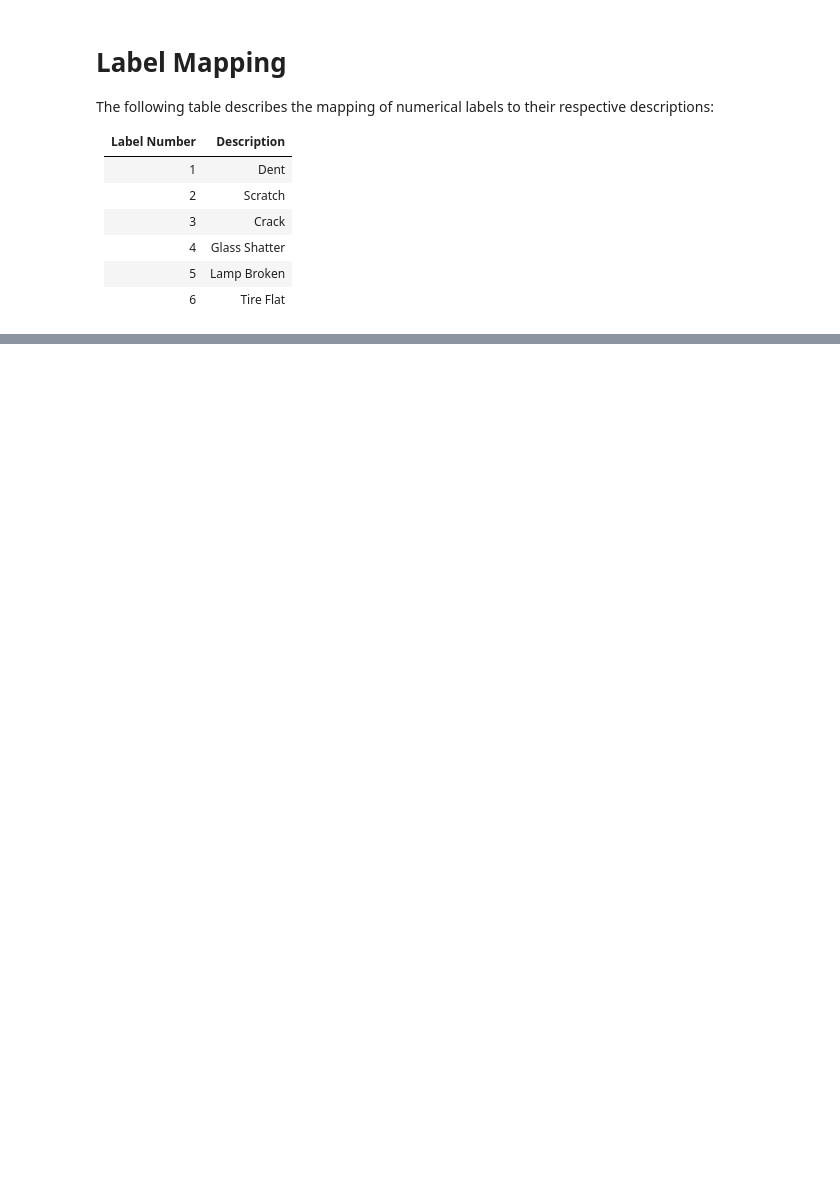
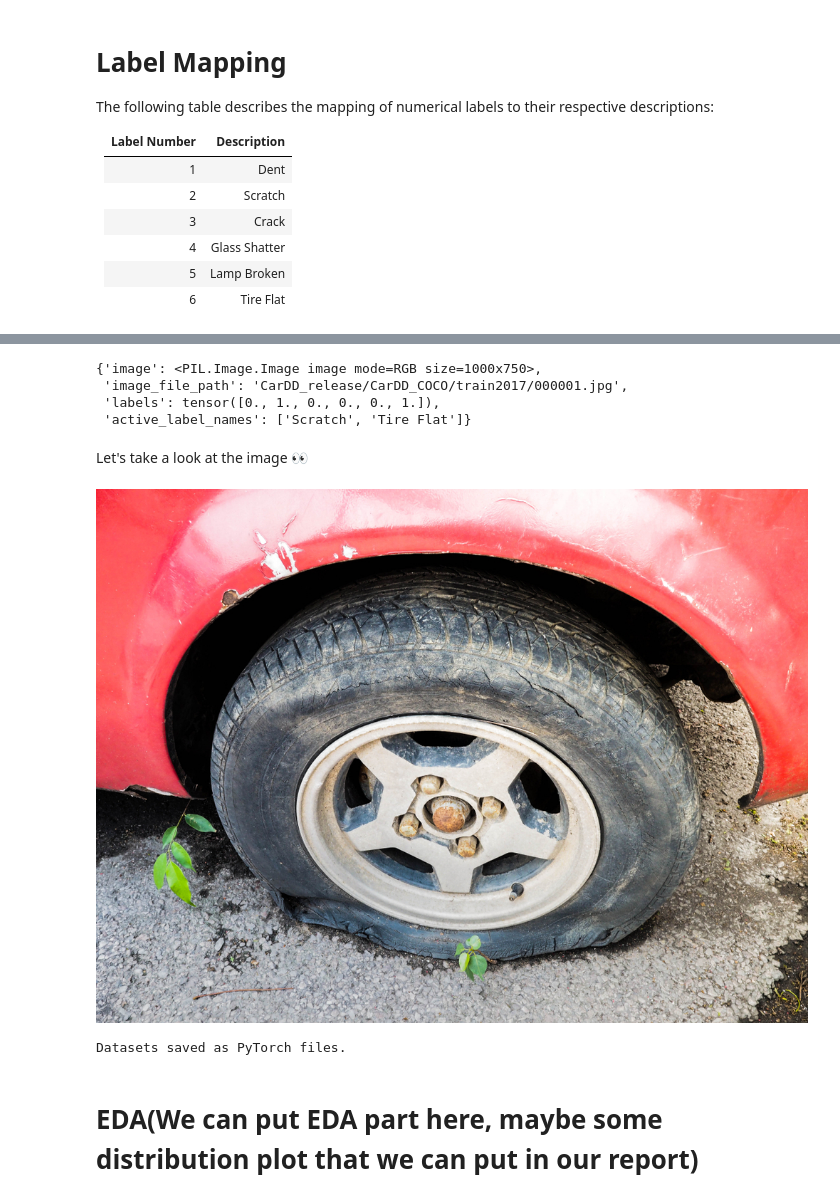
Before and after one commit to rogerhsiehh/ADA-Project, a Jupyter notebook: data_prep.ipynb, the cells around one changed output, grey strips where cells are left out. Saved outputs shown, nothing was run; the diff lists cells and outputs as text; code cells hidden in the pictures; blank space fills up the shorter version.

```diff
--- a/data_prep.ipynb
+++ b/data_prep.ipynb
@@ -156,3 +207,13 @@ The following table describes the mapping of numerical labels to their respectiv
 | 4            | Glass Shatter     |
 | 5            | Lamp Broken       |
 | 6            | Tire Flat         |
+# %%
+# Class label mapping based on your image
+class_label_mapping = {
+    1: "Dent",
+    2: "Scratch",
+    3: "Crack",
+    4: "Glass Shatter",
+    5: "Lamp Broken",
+    6: "Tire Flat"
+}
@@ -158,0 +222,14 @@ The following table describes the mapping of numerical labels to their respectiv
+# %%
+# Define file paths for all splits
+train_csv_file = "multi_label_vectors_train.csv"
+val_csv_file = "multi_label_vectors_val.csv"
+test_csv_file = "multi_label_vectors_test.csv"
+
+train_image_dir = "CarDD_release/CarDD_COCO/train2017"
+val_image_dir = "CarDD_release/CarDD_COCO/val2017"
+test_image_dir = "CarDD_release/CarDD_COCO/test2017"
+
+# Initialize the dataset for each split
+train_dataset = CarDDDataset(train_csv_file, train_image_dir, class_label_mapping)
+val_dataset = CarDDDataset(val_csv_file, val_image_dir, class_label_mapping)
+test_dataset = CarDDDataset(test_csv_file, test_image_dir, class_label_mapping)
@@ -158,0 +244,27 @@ The following table describes the mapping of numerical labels to their respectiv
+# %%
+ex0 = train_dataset[0]
+ex0
+# %% [output]
+{'image': <PIL.Image.Image image mode=RGB size=1000x750>,
+ 'image_file_path': 'CarDD_release/CarDD_COCO/train2017/000001.jpg',
+ 'labels': tensor([0., 1., 0., 0., 0., 1.]),
+ 'active_label_names': ['Scratch', 'Tire Flat']}
+# %% [markdown]
+Let's take a look at the image 👀
+# %%
+ex0['image']
+# %% [output]
+[figure, added]
+# %%
+import torch
+
+# Save the datasets
+torch.save(train_dataset, "train_dataset.pt")
+torch.save(val_dataset, "val_dataset.pt")
+torch.save(test_dataset, "test_dataset.pt")
+
+print("Datasets saved as PyTorch files.")
+# %% [output]
+Datasets saved as PyTorch files.
+# %% [markdown]
+# EDA(We can put EDA part here, maybe some distribution plot that we can put in our report)
```
Also changed, not shown: parts of 7 cells of this notebook, 8 other files.
